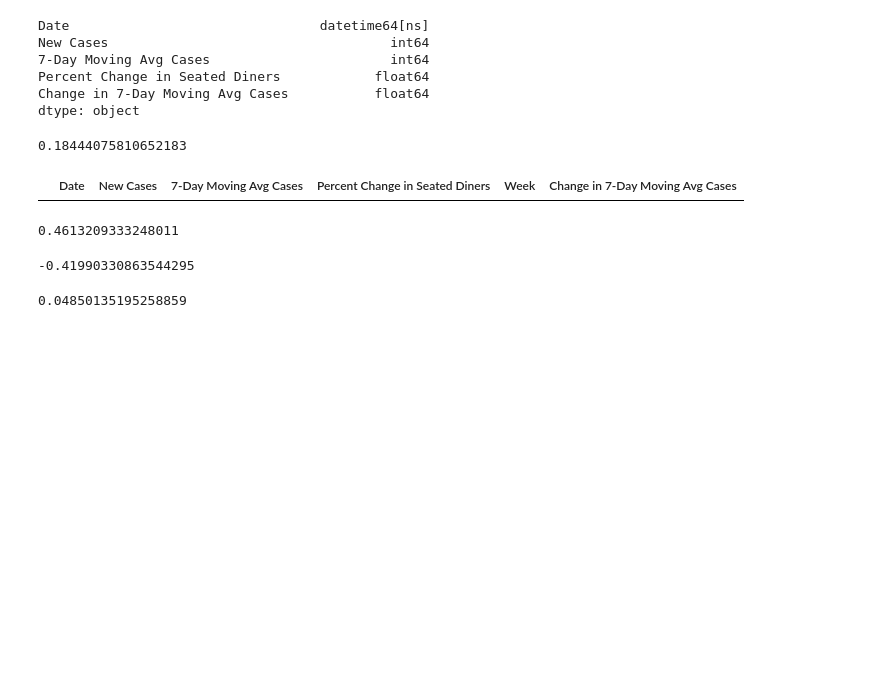
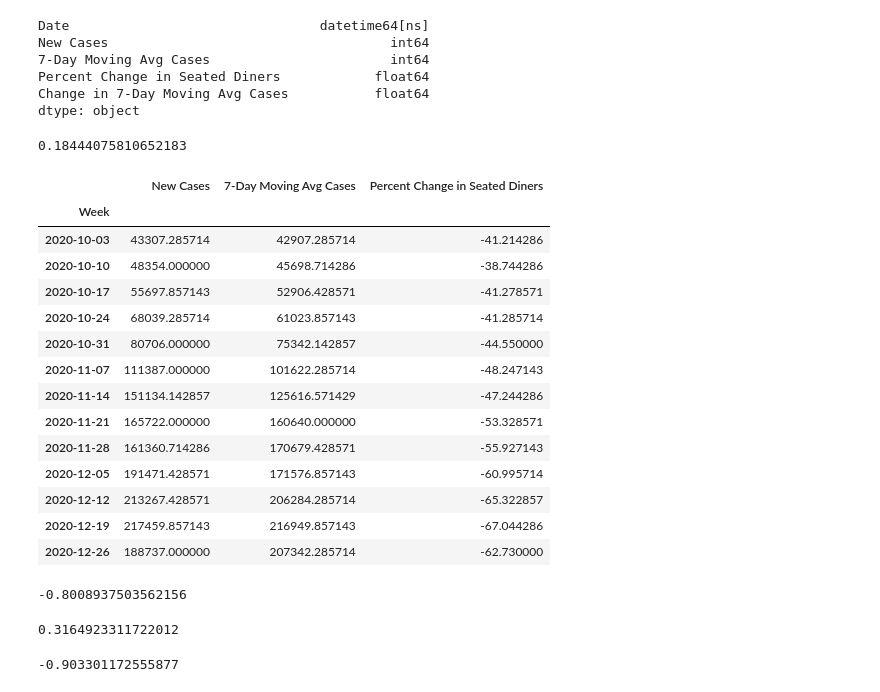
Before and after one commit to apatnoe/Project-1, a Jupyter notebook: OpenTable_Analysis.ipynb, the cells around one changed output. Drawn from its saved outputs; the diff is of its cells as text; code cells hidden in the pictures; blank space fills up the shorter version.

```diff
--- a/OpenTable_Analysis.ipynb
+++ b/OpenTable_Analysis.ipynb
@@ -252,22 +273,14 @@ grouped_weeks
 # %%
-# create visuals with weekly data to remove some of the DOW volatility
-grouped_weeks.reset_index(level=0, inplace=True)
-
-# create variables for data lists
-cases = grouped_weeks['New Cases']
-date =  grouped_weeks['Week']
-diners = grouped_weeks['Percent Change in Seated Diners']
-
-# Generate a facet plot of all 3 figures
+# Generate a facet plot of both figures
 fig, (ax1, ax2) = plt.subplots(2, sharex=True, figsize=(15, 8))
-fig.suptitle("Cases Over Time", fontsize=16, fontweight="bold")
+fig.suptitle("U.S. COVID Cases and Dining Over Time - Averages by Week", fontsize=16, fontweight="bold")
 
 ax1.set_xlim(min(date), max(date))
 ax1.plot(date, cases, linewidth=3,marker="o",color = 'midnightblue')
-#ax1.plot(date, vc_fit, "b--", linewidth=1)
 ax1.set_ylabel("New Daily Cases")
 
-ax2.plot(date, diners, linewidth=3, marker="o", color="teal")
-#ax2.plot(year, m_fit, "r--", linewidth=1)
+ax2.plot(date, diners, linewidth=3, marker="o", color="slategrey")
 ax2.set_ylabel("YOY % Change in Seated Diners")
+
+fig.savefig("output_images/U.S. COVID Cases and Dining Over Time - Averages by Week.png")
 # %% [output]
@@ -319,47 +368,69 @@ tot_r
 # %% [output]
 0.18444075810652183
 # %%
-# create separate dataframes for separate months
+# create separate dataframes for separate months -- get 'slices' to see a better correlation
 
 #date_index_df = trend_df.set_index(['Date'])
-date_index_df = grouped_df
 
-spring_df = date_index_df.loc['2020-5-01':'2020-6-30']
+# create a new df to have the week as index
+date_index_df = grouped_weeks.set_index(['Week'])
 
-summer_df = date_index_df.loc['2020-7-01':'2020-8-31']
 
-fall_df = date_index_df.loc['2020-9-01':'2020-10-31']
+# create slices of the data based on the story of the two data sets
+spring_df = date_index_df.loc['2020-5-01':'2020-6-15']
 
-holiday_df = date_index_df.loc['2020-11-01':'2020-12-31']
+summer_df = date_index_df.loc['2020-6-16':'2020-7-31']
 
-spring_df.head(30)
+fall_df = date_index_df.loc['2020-8-01':'2020-9-30']
+
+holiday_df = date_index_df.loc['2020-10-01':'2020-12-31']
+
+# example df
+holiday_df
 # %% [output]
-|  | Date | New Cases | 7-Day Moving Avg Cases | Percent Change in Seated Diners | Week | Change in 7-Day Moving Avg Cases |
+|  | New Cases | 7-Day Moving Avg Cases | Percent Change in Seated Diners |
+| Week |  |  |  |
+| 2020-10-03 | 43307.285714 | 42907.285714 | -41.214286 |
+| 2020-10-10 | 48354.000000 | 45698.714286 | -38.744286 |
+| 2020-10-17 | 55697.857143 | 52906.428571 | -41.278571 |
+| 2020-10-24 | 68039.285714 | 61023.857143 | -41.285714 |
+| 2020-10-31 | 80706.000000 | 75342.142857 | -44.550000 |
+| 2020-11-07 | 111387.000000 | 101622.285714 | -48.247143 |
+| 2020-11-14 | 151134.142857 | 125616.571429 | -47.244286 |
+| 2020-11-21 | 165722.000000 | 160640.000000 | -53.328571 |
+| 2020-11-28 | 161360.714286 | 170679.428571 | -55.927143 |
+| 2020-12-05 | 191471.428571 | 171576.857143 | -60.995714 |
+| 2020-12-12 | 213267.428571 | 206284.285714 | -65.322857 |
+| 2020-12-19 | 217459.857143 | 216949.857143 | -67.044286 |
+| 2020-12-26 | 188737.000000 | 207342.285714 | -62.730000 |
 # %%
+#calculate the correlation of the selection
 spring_cases = spring_df['New Cases']
 spring_diners = spring_df['Percent Change in Seated Diners']
 
-tot_slope, tot_int, tot_r, tot_p, tot_std_err = stats.linregress(spring_cases, spring_diners)
+spr_slope, spr_int, spr_r, spr_p, spr_std_err = stats.linregress(spring_cases, spring_diners)
 
-tot_r
+spr_r
 # %% [output]
-0.4613209333248011
+-0.8008937503562156
 # %%
+#calculate the correlation of the selection
 summer_cases = summer_df['New Cases']
 summer_diners = summer_df['Percent Change in Seated Diners']
 
-tot_slope, tot_int, tot_r, tot_p, tot_std_err = stats.linregress(summer_cases, summer_diners)
+sum_slope, sum_int, sum_r, sum_p, sum_std_err = stats.linregress(summer_cases, summer_diners)
 
-tot_r
+sum_r
 # %% [output]
--0.41990330863544295
+0.3164923311722012
 # %%
+#calculate the correlation of the selection
 fall_cases = fall_df['New Cases']
 fall_diners = fall_df['Percent Change in Seated Diners']
 
-tot_slope, tot_int, tot_r, tot_p, tot_std_err = stats.linregress(fall_cases, fall_diners)
+fall_slope, fall_int, fall_r, fall_p, fall_std_err = stats.linregress(fall_cases, fall_diners)
 
-tot_r
+fall_r
 # %% [output]
-0.04850135195258859
+-0.903301172555877
 # %%
```
Also changed, not shown: parts of 11 cells of this notebook, 5 other files.
